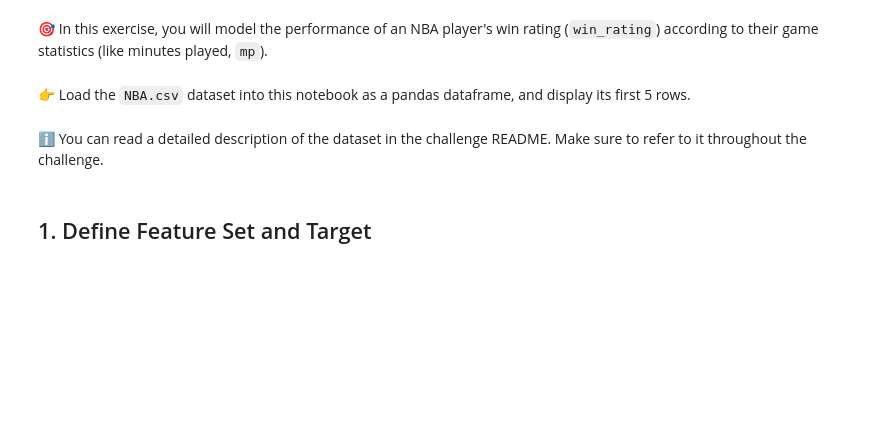
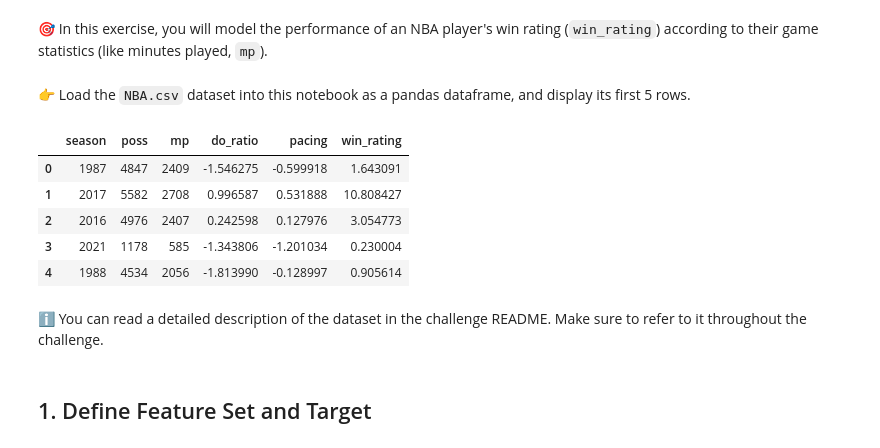
Before and after one commit to abed-dvp/data-linear-regression, a Jupyter notebook: Linear_Regression.ipynb, the cells around one changed output. Cells and saved outputs as stored; diff of their text form; code cells hidden in the pictures; blank space fills up the shorter version.

```diff
--- a/Linear_Regression.ipynb
+++ b/Linear_Regression.ipynb
@@ -15,6 +15,15 @@ from sklearn.model_selection import cross_validate, cross_val_score
 👉 Load the `NBA.csv` dataset into this notebook as a pandas dataframe, and display its first 5 rows.
 # %%
 # YOUR CODE HERE
+df_nba = pd.read_csv('NBA.csv')
+df_nba.head()
+# %% [output]
+|  | season | poss | mp | do_ratio | pacing | win_rating |
+| 0 | 1987 | 4847 | 2409 | -1.546275 | -0.599918 | 1.643091 |
+| 1 | 2017 | 5582 | 2708 | 0.996587 | 0.531888 | 10.808427 |
+| 2 | 2016 | 4976 | 2407 | 0.242598 | 0.127976 | 3.054773 |
+| 3 | 2021 | 1178 | 585 | -1.343806 | -1.201034 | 0.230004 |
+| 4 | 1988 | 4534 | 2056 | -1.813990 | -0.128997 | 0.905614 |
 # %% [markdown]
 ℹ️ You can read a detailed description of the dataset in the challenge README. Make sure to refer to it throughout the challenge.
 # %% [markdown]
```
Also changed, not shown: parts of 10 cells of this notebook, 1 other file.
